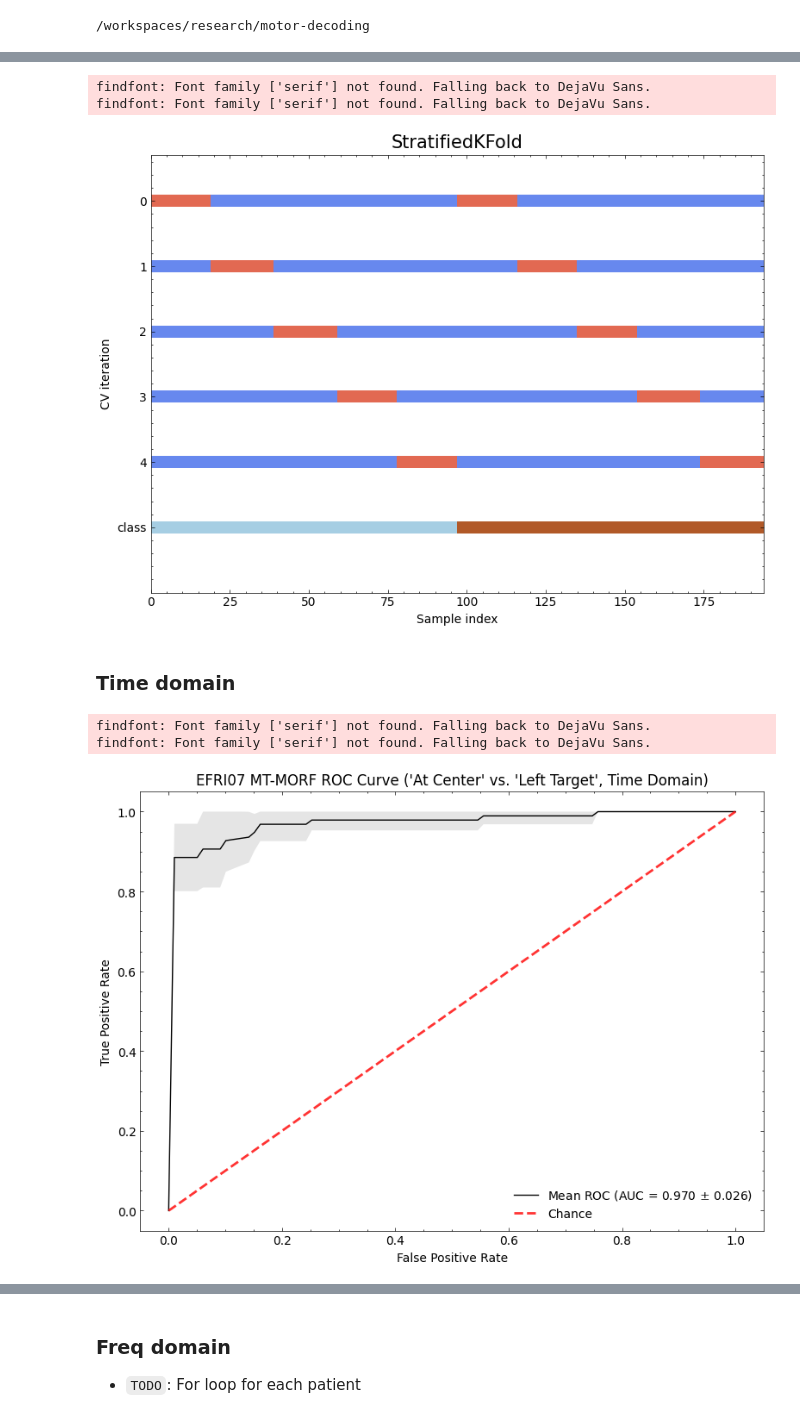
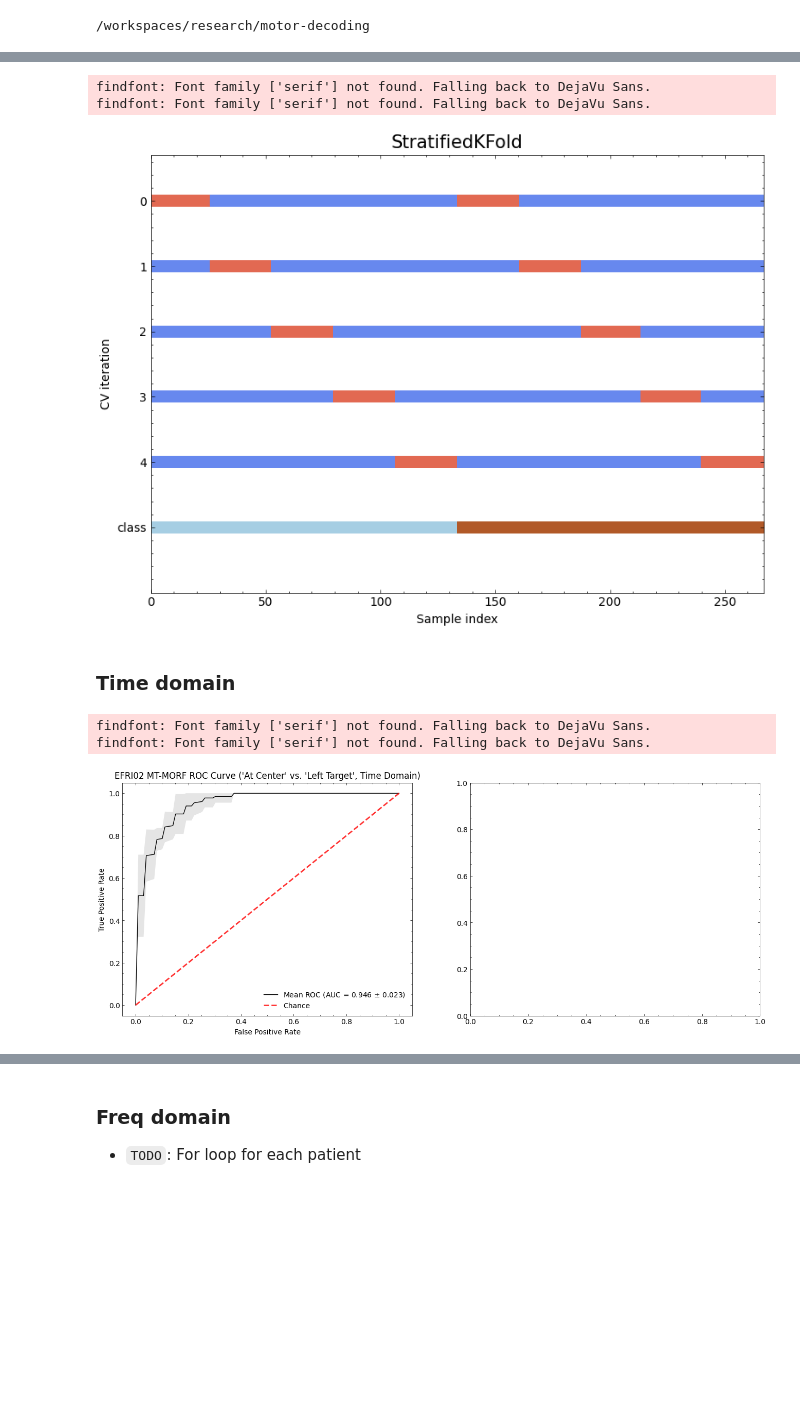
Before and after one commit to adam2392/motor-decoding, a Jupyter notebook: mtsmorf/move_exp/before_after_analysis.ipynb, the cells around one changed output, grey strips where cells are left out. Saved outputs shown, nothing was run; the diff lists cells and outputs as text; code cells hidden in the pictures; blank space fills up the shorter version.

```diff
--- a/mtsmorf/move_exp/before_after_analysis.ipynb
+++ b/mtsmorf/move_exp/before_after_analysis.ipynb
@@ -66,7 +65,7 @@ def filter_epochs(epochs, resample_rate=500):
 bids_root = Path("/workspaces/research/mnt/data/efri")
 
 # subject identifiers
-subject = "efri07"
+subject = "efri02"
 session = "efri"
 task = "move"
 acquisition = "seeg"
@@ -75,6 +74,13 @@ kind = "ieeg"
 
 bids_path = BIDSPath(subject=subject, session=session, task=task,
                      acquisition=acquisition, run=run, suffix=kind, extension=".vhdr", root=bids_root)
+
+results_path = Path(
+    "/workspaces/research/efri OneDrive/Adam Li - efri/derivatives/workstation_output"
+)
+destination = results_path / "movement_onset_experiment"
+if not os.path.exists(destination):
+    os.makedirs(destination)
 # %%
 before = read_dataset(bids_path, kind='ieeg', tmin=0, tmax=1.0, picks=None, event_key="At Center", verbose=True)
 before.load_data()
@@ -132,4 +138,4 @@ fig.tight_layout();
 # %% [output]
 findfont: Font family ['serif'] not found. Falling back to DejaVu Sans.
 findfont: Font family ['serif'] not found. Falling back to DejaVu Sans.
-[figure, old version]
+[figure, new version]
@@ -136,47 +147,42 @@ findfont: Font family ['serif'] not found. Falling back to DejaVu Sans.
 # %% [markdown]
 ### Time domain
 # %%
-metrics = [
-    'accuracy',
-    'roc_auc_ovr',
-]
-
 mtsmorf = rerfClassifier(
     projection_matrix="MT-MORF",
     max_features="auto",
     n_jobs=-1,
     random_state=rng,
     image_height=nchs,
     image_width=nsteps,
 )
 
 ## Cross validation. Fit model
 stratified_kf_scores = cv_fit(mtsmorf, X, y, metrics=metrics, cv=cv, n_jobs=None, return_train_score=True, return_estimator=True)
 
 ## Plot results
-fig, ax = plt.subplots(dpi=100, figsize=(8, 6))
+fig, axs = plt.subplots(ncols=2, dpi=100, figsize=(16, 6))
+axs.flatten()
 
 plot_roc_cv(
     stratified_kf_scores["test_predict_proba"],
     X,
     y,
     stratified_kf_scores["test_inds"],
-    ax=ax,
+    ax=axs[0],
 )
 
-ax.set(
+axs[0].set(
     xlabel="False Positive Rate",
     ylabel="True Positive Rate",
     xlim=[-0.05, 1.05],
     ylim=[-0.05, 1.05],
     title=f"{subject.upper()} MT-MORF ROC Curve ('At Center' vs. 'Left Target', Time Domain)",
 )
-ax.legend(loc="lower right")
-fig.tight_layout();
+axs[0].legend(loc="lower right");
 # %% [output]
 findfont: Font family ['serif'] not found. Falling back to DejaVu Sans.
 findfont: Font family ['serif'] not found. Falling back to DejaVu Sans.
-[figure, old version]
+[figure, new version]
 # %%
 metrics = [
     'accuracy',
```
Also changed, not shown: parts of 8 cells of this notebook, 5 other files.
